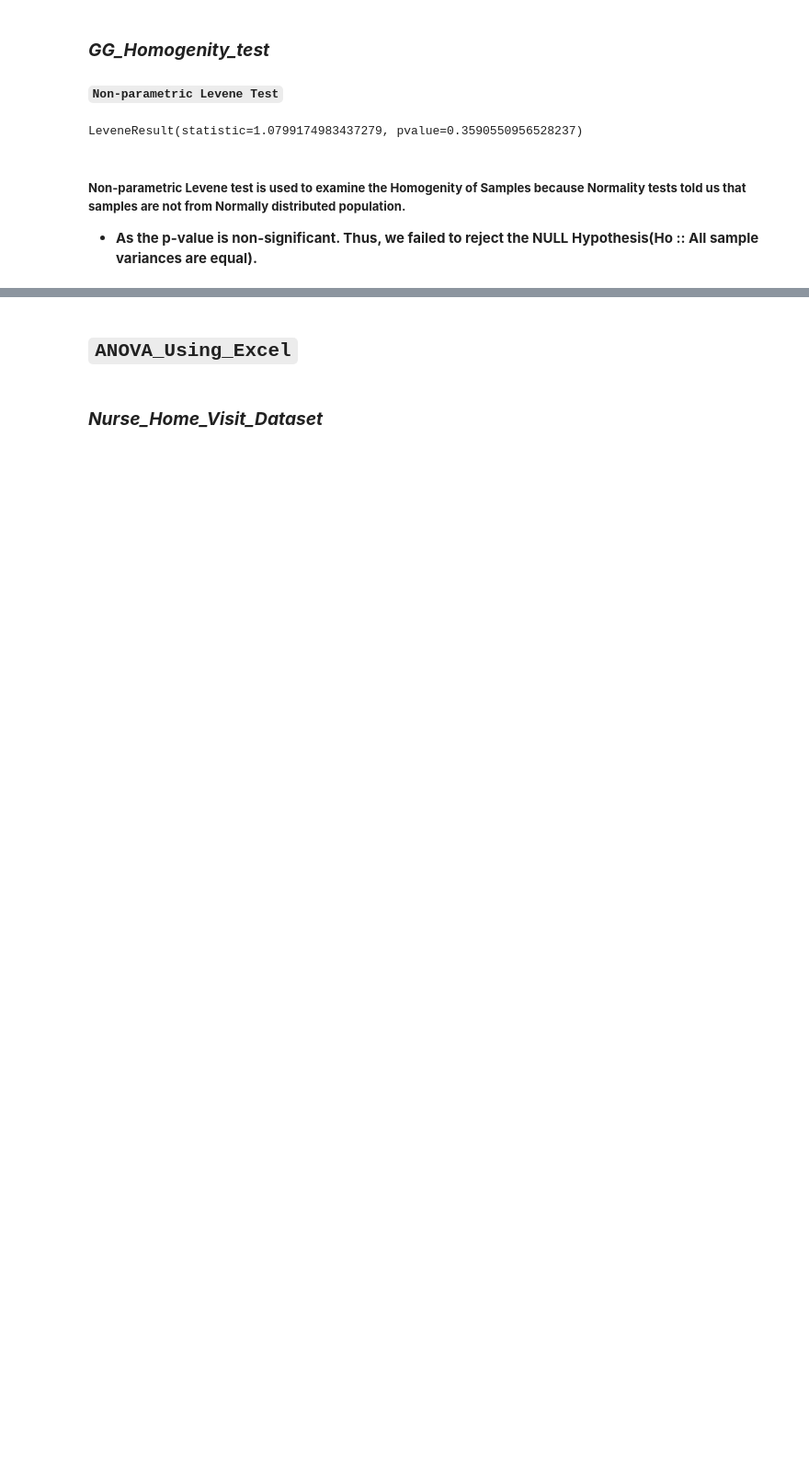
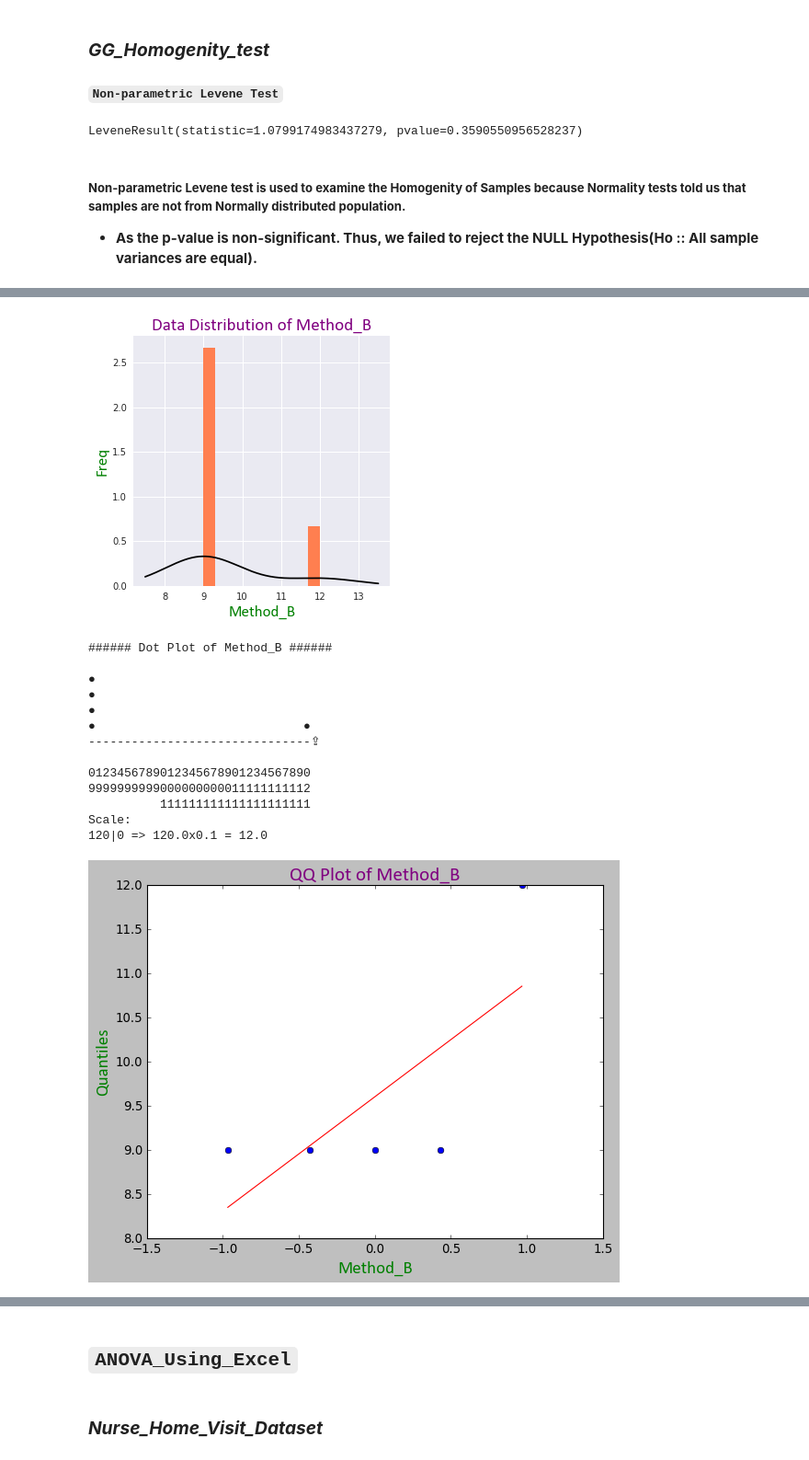
Before and after one commit to raj-shr-git/Statistical_testing_python, a Jupyter notebook: Stats_Practice.ipynb, the cells around one changed output, grey strips where cells are left out. Shown at 92% size. Drawn from its saved outputs; the diff is of its cells as text; code cells hidden in the pictures; blank space fills up the shorter version.

```diff
--- a/Stats_Practice.ipynb
+++ b/Stats_Practice.ipynb
@@ -2891,0 +3006,20 @@ LeveneResult(statistic=1.0799174983437279, pvalue=0.3590550956528237)
+# %%
+anova_assm_8_3_1 = check_anova_assump(data=prosthetic_df,cols=['Method_B'])
+# %%
+anova_assm_8_3_1.all_plots()
+# %% [output]
+[figure, added]
+###### Dot Plot of Method_B ######
+
+●
+●
+●
+●                             ●
+-------------------------------⇪
+
+0123456789012345678901234567890
+9999999999000000000011111111112
+          111111111111111111111
+Scale:
+120|0 => 120.0x0.1 = 12.0
+[figure, added]
```
Also changed, not shown: parts of 90 cells of this notebook.
